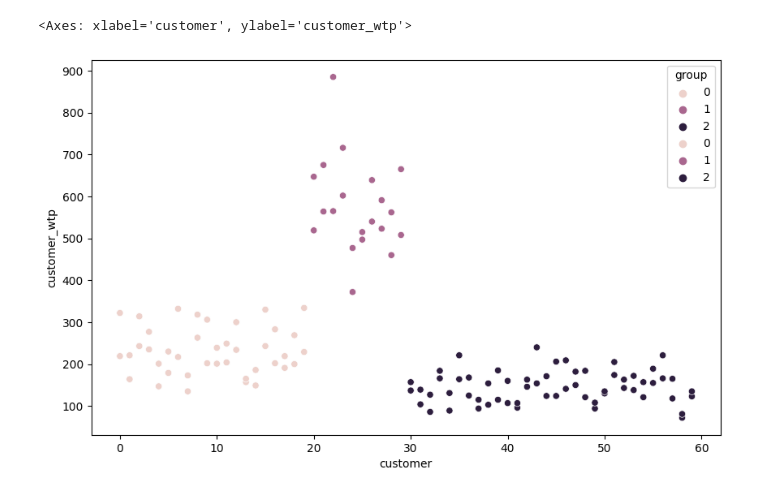
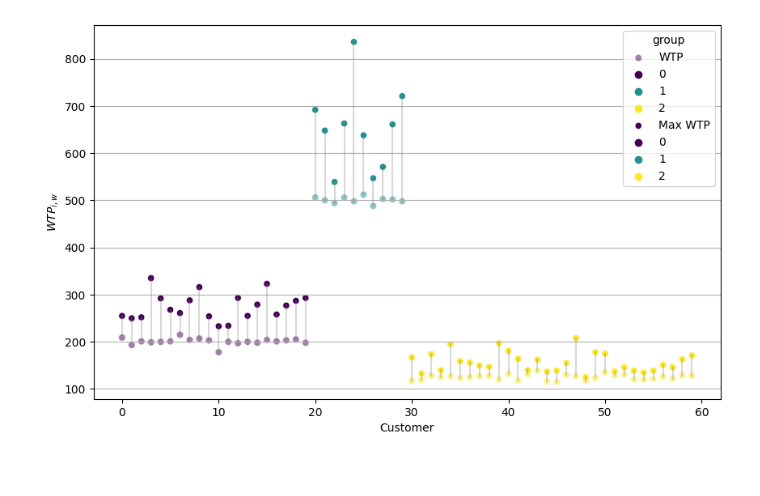
Before and after one commit to LaurinBrechter/personalized-pricing, a Jupyter notebook: results/results_analysis.ipynb, the cells around one changed output. Drawn from its saved outputs; the diff is of its cells as text; code cells hidden in the pictures; blank space fills up the shorter version.

```diff
--- a/results/results_analysis.ipynb
+++ b/results/results_analysis.ipynb
@@ -2,6 +2,8 @@
 import pandas as pd
 import matplotlib.pyplot as plt
 import seaborn as sns
+# %%
+WTP = "$WTP_{i,w}$"
 # %%
 evolution_log = pd.read_csv("evolution_log.csv")
 event_history = pd.read_csv("event_history.csv")
@@ -63,9 +51,41 @@ plt.show()
 # %%
 customers = event_history.drop_duplicates(subset=["customer"])
+
 fig, ax = plt.subplots(figsize=(10, 6))
 
-sns.scatterplot(x="customer", y="customer_wtp", data=customers, hue="group")
-sns.scatterplot(x="customer", y="customer_max_wtp", data=customers, hue="group")
+# First plot the scatter points
+sns.scatterplot(
+    x="customer",
+    y="customer_wtp",
+    data=customers,
+    hue="group",
+    label="WTP",
+    palette="viridis",
+    alpha=0.5,
+)
+sns.scatterplot(
+    x="customer",
+    y="customer_max_wtp",
+    data=customers,
+    hue="group",
+    label="Max WTP",
+    palette="viridis",
+    alpha=1,
+)
+
+# Add lines connecting the points for each customer
+for _, customer in customers.iterrows():
+    ax.plot(
+        [customer.customer, customer.customer],
+        [customer.customer_wtp, customer.customer_max_wtp],
+        color="gray",
+        alpha=0.3,
+        linestyle="-",
+    )
+
+ax.set_xlabel("Customer")
+ax.grid(axis="y")
+ax.set_ylabel(WTP)
+plt.show()
 # %% [output]
-<Axes: xlabel='customer', ylabel='customer_wtp'>
-[figure, old version]
+[figure, new version]
```
Also changed, not shown: parts of 11 cells of this notebook, 5 other files.
